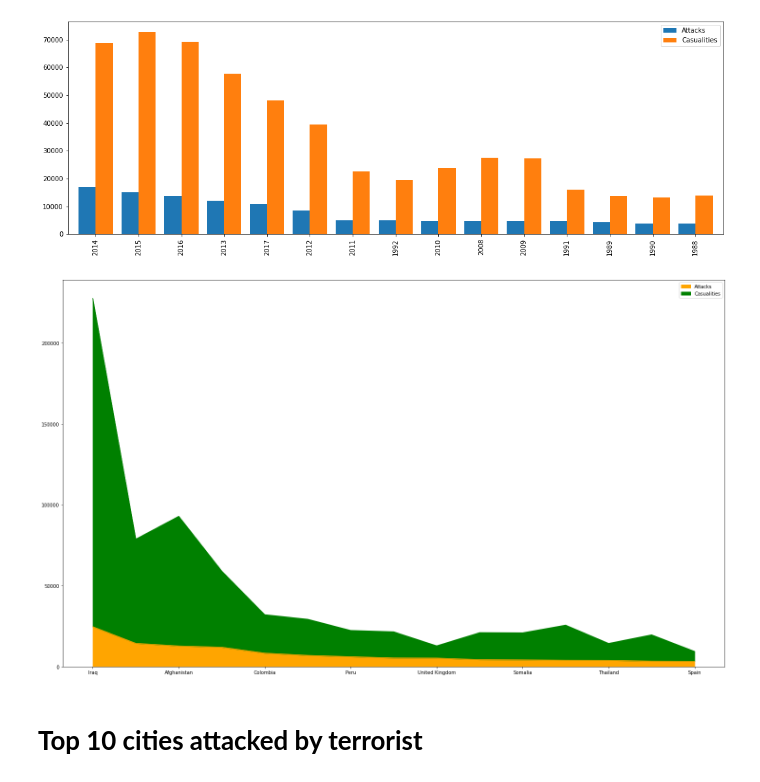
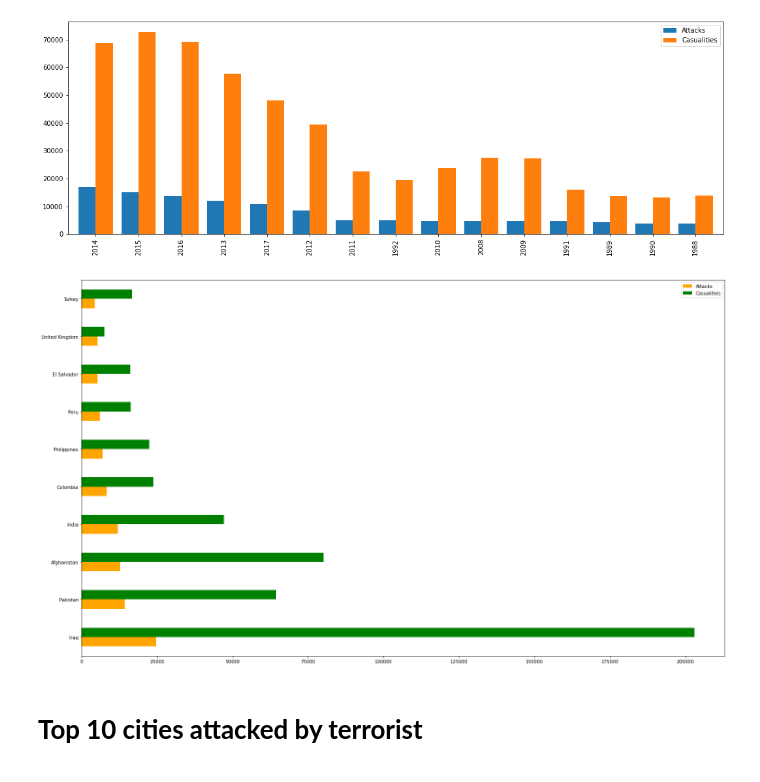
Before and after one commit to vak1997/Global-Terrorism, a Jupyter notebook: Global_Terrorism_Analysis_Capstone_Project.ipynb, the cells around one changed output. Saved outputs shown, nothing was run; the diff lists cells and outputs as text; code cells hidden in the pictures.

```diff
--- a/Global_Terrorism_Analysis_Capstone_Project.ipynb
+++ b/Global_Terrorism_Analysis_Capstone_Project.ipynb
@@ -302,15 +292,15 @@ plt.show()
 # %% [output]
 [figure]
 # %%
-count=terrorism_df['Country'].value_counts()[:15].to_frame()
+count=terrorism_df['Country'].value_counts()[:10].to_frame()
 count.columns=['Attacks']
 data=terrorism_df.groupby('Country')['Casualities'].sum().to_frame()
-count.merge(data,left_index=True,right_index=True,how='left').plot.area(color={"Attacks": "orange", "Casualities": "green"})
+count.merge(data,left_index=True,right_index=True,how='left').plot.barh(color={"Attacks": "orange", "Casualities": "green"})
 fig=plt.gcf()
 fig.set_size_inches(25,15)
 plt.show()
 # %% [output]
-[figure, old version]
+[figure, new version]
 # %% [markdown]
 # **Top 10 cities attacked by terrorist**
 # %%
```
Also changed, not shown: parts of 15 cells of this notebook.
